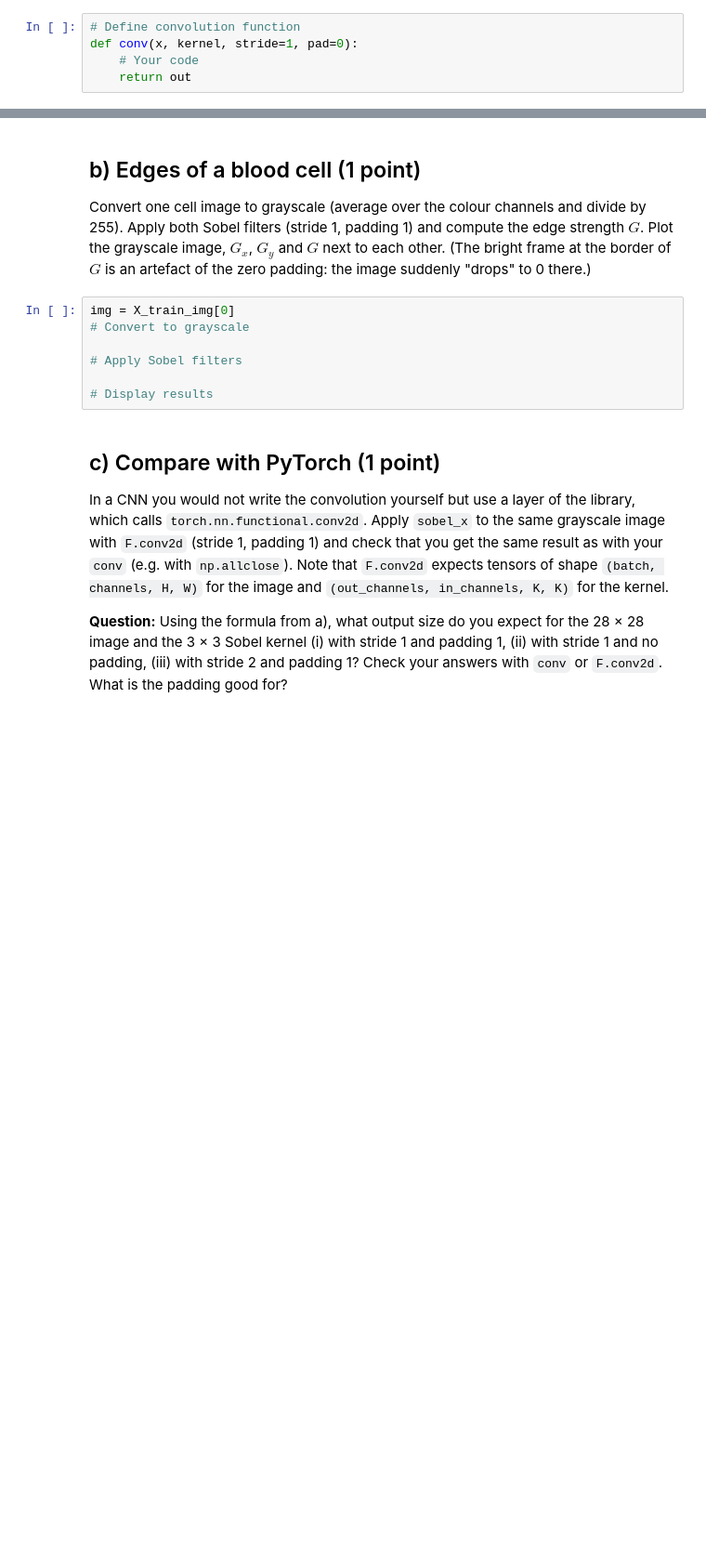
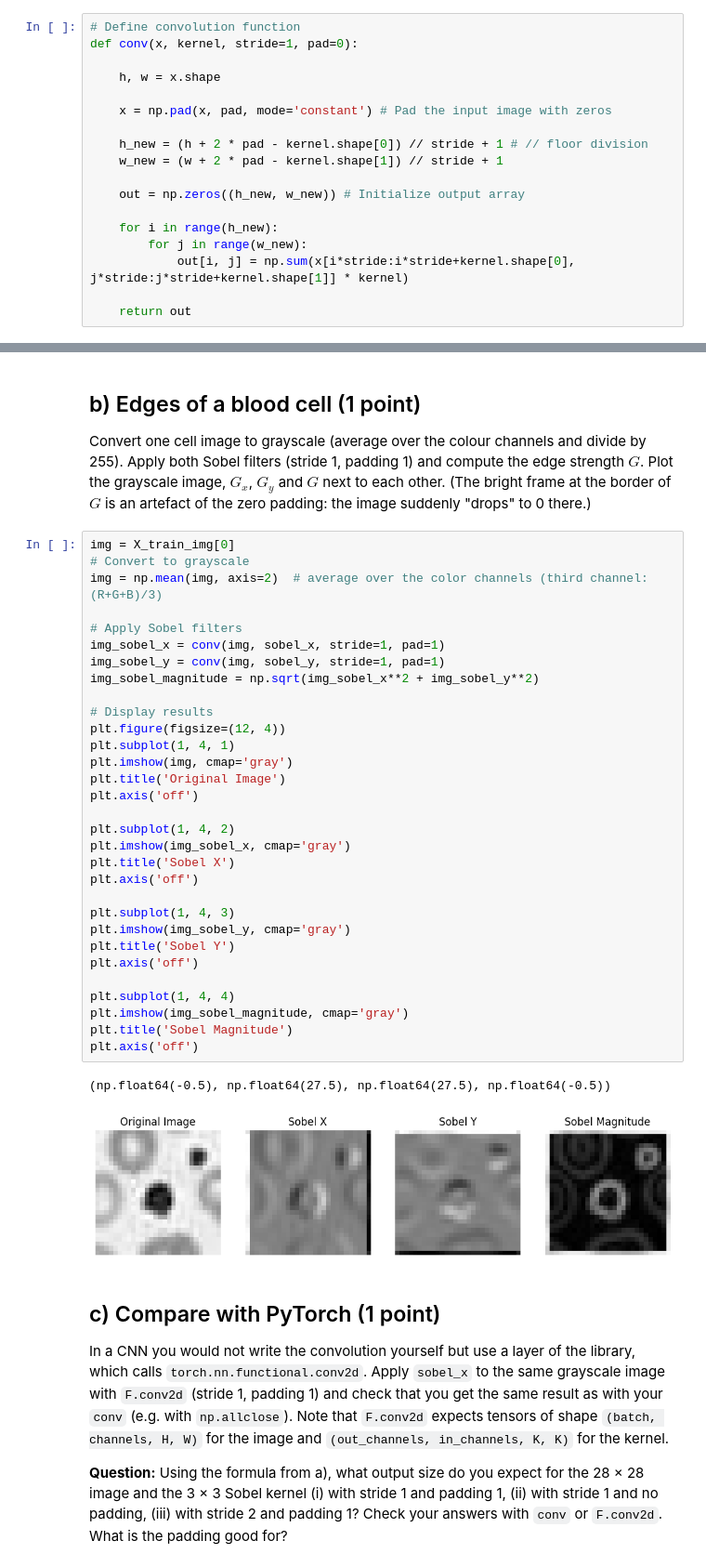
Before and after one commit to Kjescha0/BKIM, a Jupyter notebook: Exercise 3/ch/Exercise_3_v2.ipynb, the cells around one changed output, grey strips where cells are left out. Shown at 93% size. Cells and saved outputs as stored; diff of their text form; blank space fills up the shorter version.

```diff
--- a/Exercise 3/ch/Exercise_3_v2.ipynb
+++ b/Exercise 3/ch/Exercise_3_v2.ipynb
@@ -111,7 +111,20 @@ Use loops and numpy, not a library convolution function.
 # %%
 # Define convolution function
 def conv(x, kernel, stride=1, pad=0):
-    # Your code
+
+    h, w = x.shape
+
+    x = np.pad(x, pad, mode='constant') # Pad the input image with zeros
+
+    h_new = (h + 2 * pad - kernel.shape[0]) // stride + 1 # // floor division
+    w_new = (w + 2 * pad - kernel.shape[1]) // stride + 1
+
+    out = np.zeros((h_new, w_new)) # Initialize output array
+
+    for i in range(h_new):
+        for j in range(w_new):
+            out[i, j] = np.sum(x[i*stride:i*stride+kernel.shape[0], j*stride:j*stride+kernel.shape[1]] * kernel)
+
     return out
 # %%
 # Test your function on the example above
@@ -158,10 +197,37 @@ Convert one cell image to grayscale (average over the colour channels and divide
 # %%
 img = X_train_img[0]
 # Convert to grayscale
+img = np.mean(img, axis=2)  # average over the color channels (third channel: (R+G+B)/3)
 
 # Apply Sobel filters
+img_sobel_x = conv(img, sobel_x, stride=1, pad=1)
+img_sobel_y = conv(img, sobel_y, stride=1, pad=1)
+img_sobel_magnitude = np.sqrt(img_sobel_x**2 + img_sobel_y**2)
 
 # Display results
+plt.figure(figsize=(12, 4))
+plt.subplot(1, 4, 1)
+plt.imshow(img, cmap='gray')
+plt.title('Original Image')
+plt.axis('off')
+
+plt.subplot(1, 4, 2)
+plt.imshow(img_sobel_x, cmap='gray')
+plt.title('Sobel X')
+plt.axis('off')
+
+plt.subplot(1, 4, 3)
+plt.imshow(img_sobel_y, cmap='gray')
+plt.title('Sobel Y')
+plt.axis('off')
+
+plt.subplot(1, 4, 4)
+plt.imshow(img_sobel_magnitude, cmap='gray')
+plt.title('Sobel Magnitude')
+plt.axis('off')
+# %% [output]
+(np.float64(-0.5), np.float64(27.5), np.float64(27.5), np.float64(-0.5))
+[figure, added]
 # %% [markdown]
 ## c) Compare with PyTorch (1 point)
 In a CNN you would not write the convolution yourself but use a layer of the library, which calls `torch.nn.functional.conv2d`. Apply `sobel_x` to the same grayscale image with `F.conv2d` (stride 1, padding 1) and check that you get the same result as with your `conv` (e.g. with `np.allclose`). Note that `F.conv2d` expects tensors of shape `(batch, channels, H, W)` for the image and `(out_channels, in_channels, K, K)` for the kernel.
```
Also changed, not shown: parts of 9 cells of this notebook.
